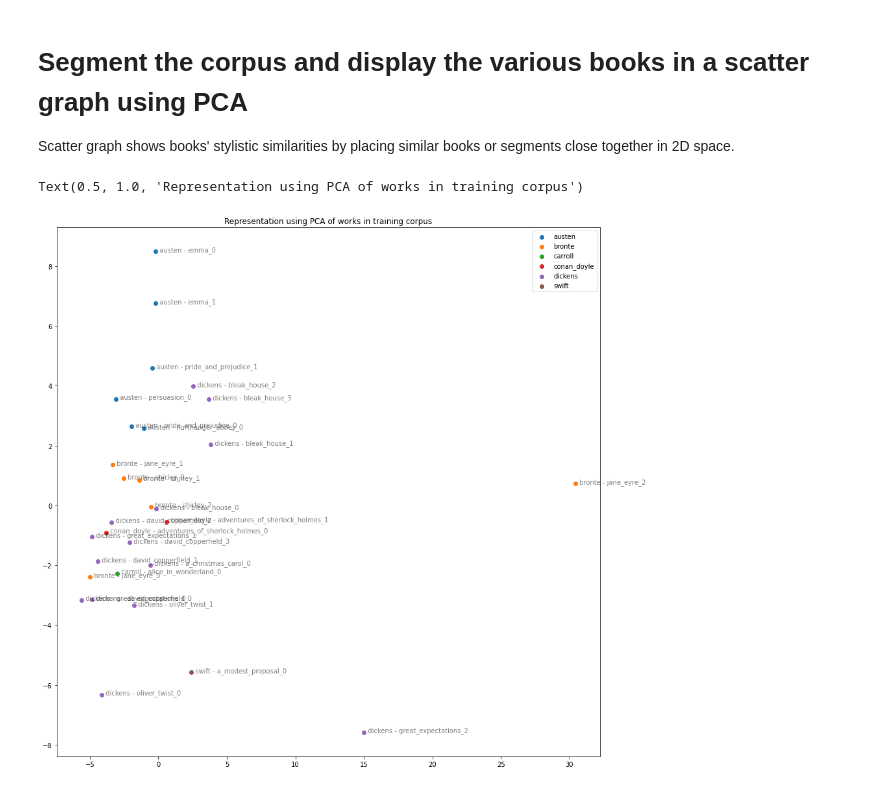
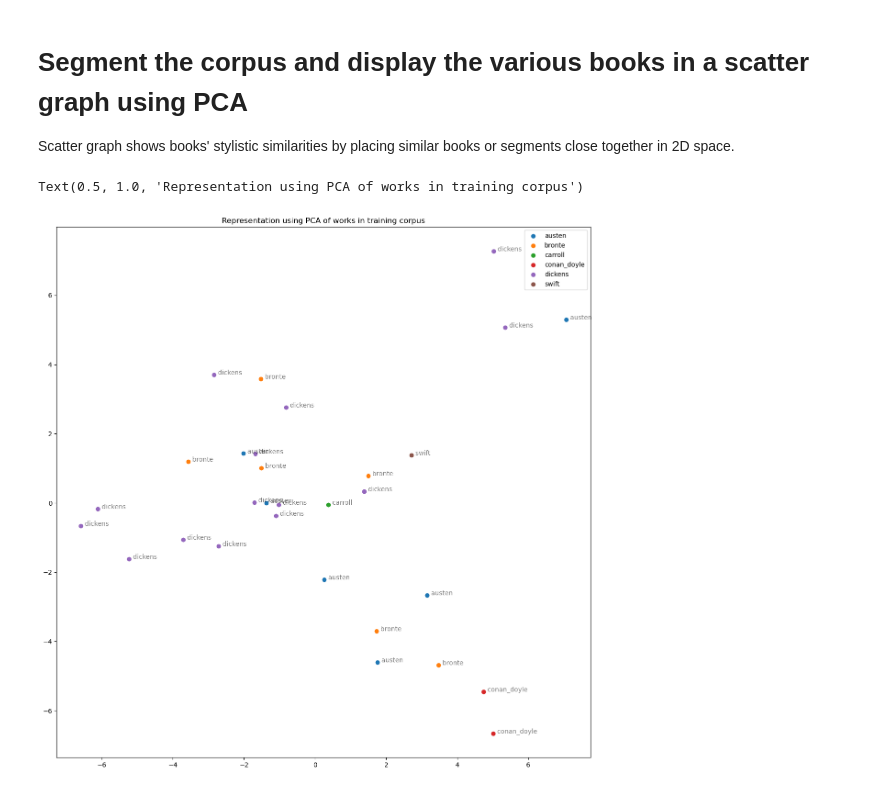
Before and after one commit to fastdatascience/faststylometry, a Jupyter notebook: Burrows Delta Walkthrough.ipynb, the cells around one changed output. Cells and saved outputs as stored; diff of their text form; code cells hidden in the pictures.

```diff
--- a/Burrows Delta Walkthrough.ipynb
+++ b/Burrows Delta Walkthrough.ipynb
@@ -130,4 +126,6 @@ df_z_scores = split_test_corpus.df_author_z_scores
+# %%
+z_scores = split_test_corpus.author_z_scores
 # %%
 pca_model = PCA(n_components=2)
 # %%
-pca_matrix = pca_model.fit_transform(df_z_scores)
+pca_matrix = pca_model.fit_transform(z_scores.T)
@@ -136,17 +132,19 @@ authors = df_z_scores.index.map(lambda x : re.sub(" - .+", "", x))
+# %%
+authors = split_test_corpus.authors
 # %%
 df_pca_by_author = pd.DataFrame(pca_matrix)
 df_pca_by_author["author"] = authors
 # %%
 plt.figure(figsize=(15,15))
 
 for author, pca_coordinates in df_pca_by_author.groupby("author"):
     plt.scatter(*zip(*pca_coordinates.drop("author", axis=1).to_numpy()), label=author)
 for i in range(len(pca_matrix)):
-    plt.text(pca_matrix[i][0], pca_matrix[i][1],"  " + df_z_scores.index[i], alpha=0.5)
+    plt.text(pca_matrix[i][0], pca_matrix[i][1],"  " + authors[i], alpha=0.5)
 
 plt.legend()
 
 plt.title("Representation using PCA of works in training corpus")
 # %% [output]
 Text(0.5, 1.0, 'Representation using PCA of works in training corpus')
-[figure, old version]
+[figure, new version]
```
Also changed, not shown: parts of 6 cells of this notebook.
